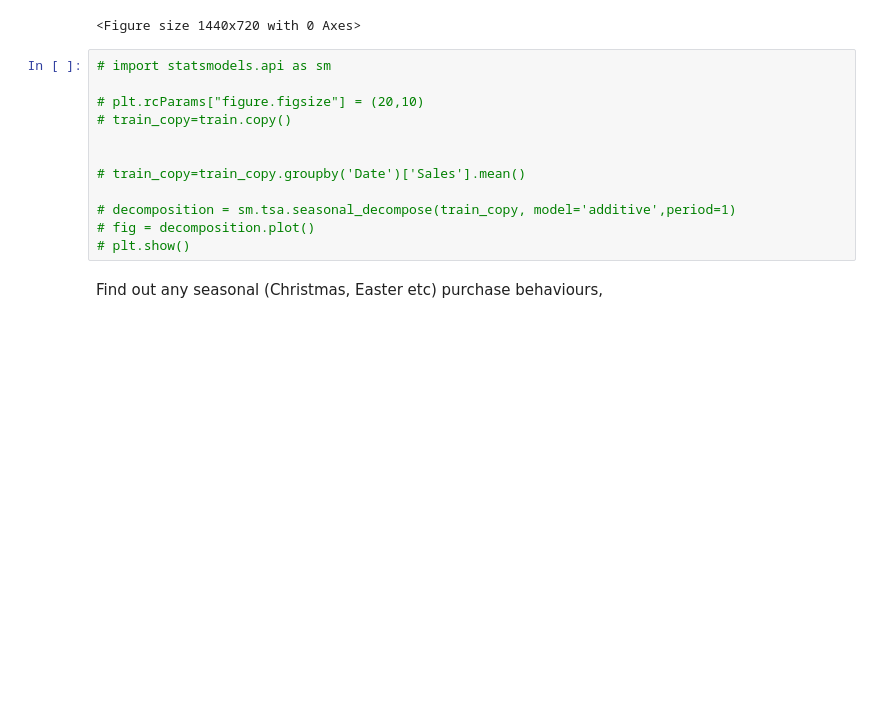
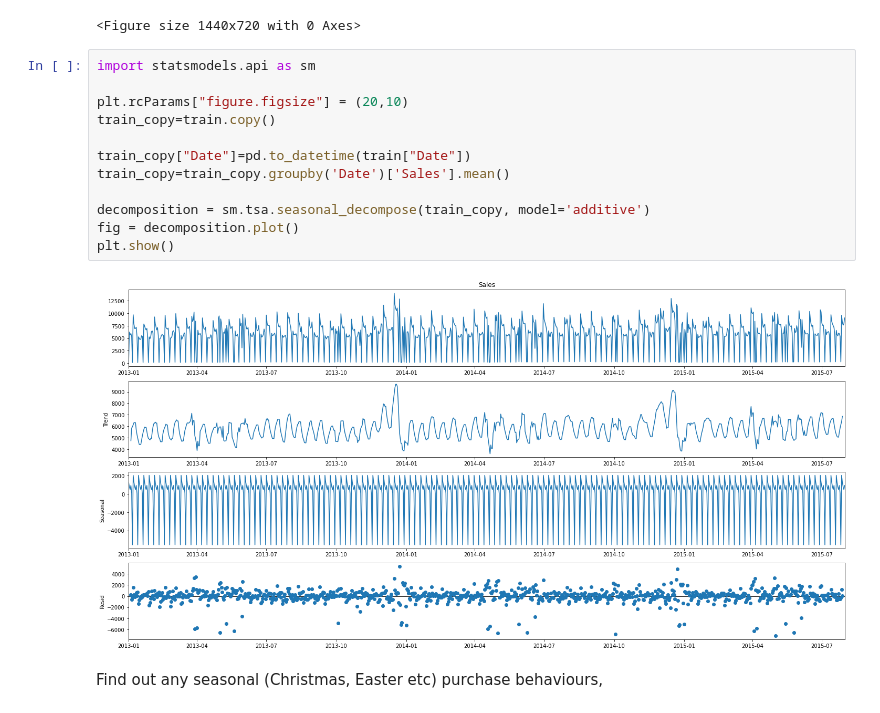
Before and after one commit to SameC137/Rosmann_Sales, a Jupyter notebook: notebooks/DataExploration.ipynb, the cells around one changed output. Cells and saved outputs as stored; diff of their text form; blank space fills up the shorter version.

```diff
--- a/notebooks/DataExploration.ipynb
+++ b/notebooks/DataExploration.ipynb
@@ -173,17 +173,19 @@ drawLinePlot(train,"Year","Sales","")
 [figure]
 <Figure size 1440x720 with 0 Axes>
 # %%
-# import statsmodels.api as sm
+import statsmodels.api as sm
 
-# plt.rcParams["figure.figsize"] = (20,10)
-# train_copy=train.copy()
+plt.rcParams["figure.figsize"] = (20,10)
+train_copy=train.copy()
 
+train_copy["Date"]=pd.to_datetime(train["Date"])
+train_copy=train_copy.groupby('Date')['Sales'].mean()
 
-# train_copy=train_copy.groupby('Date')['Sales'].mean()
-
-# decomposition = sm.tsa.seasonal_decompose(train_copy, model='additive',period=1)
-# fig = decomposition.plot()
-# plt.show()
+decomposition = sm.tsa.seasonal_decompose(train_copy, model='additive')
+fig = decomposition.plot()
+plt.show()
+# %% [output]
+[figure, added]
 # %% [markdown]
 Find out any seasonal (Christmas, Easter etc) purchase behaviours,
 # %%
```
Also changed, not shown: parts of 6 cells of this notebook, 2 other files.
